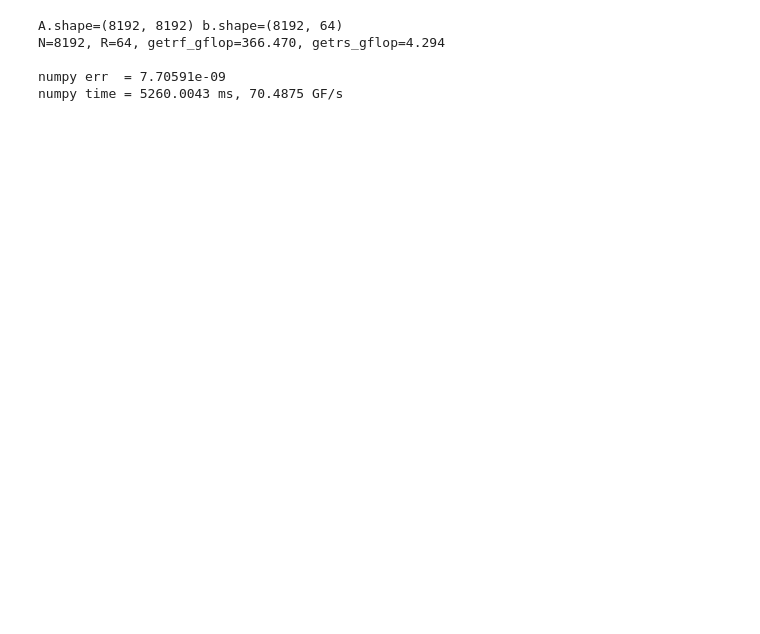
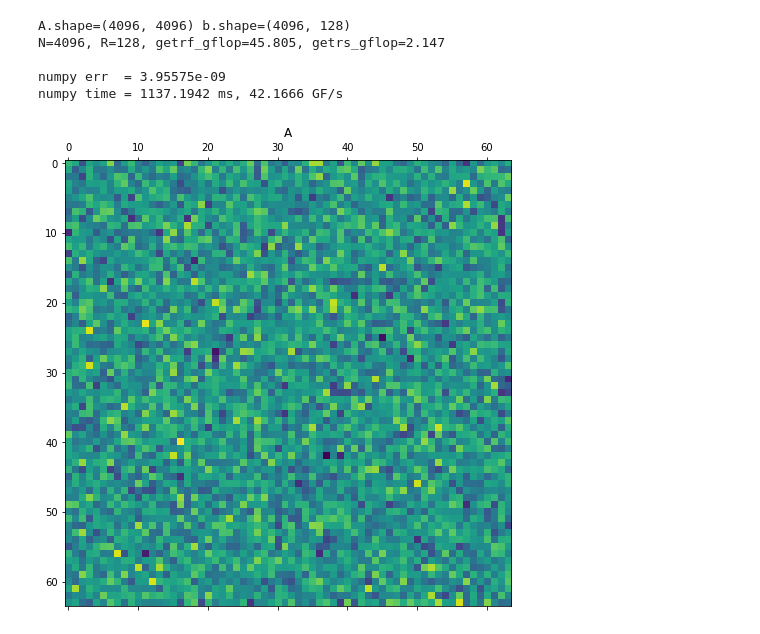
Before and after one commit to krocki/jupyter, a Jupyter notebook: bench/lu_decomp.ipynb, the cells around one changed output. Saved outputs shown, nothing was run; the diff lists cells and outputs as text; code cells hidden in the pictures; blank space fills up the shorter version.

```diff
--- a/bench/lu_decomp.ipynb
+++ b/bench/lu_decomp.ipynb
@@ -5,50 +5,57 @@ Solve Ax = b using cuSolver (LU decomposition)
 
 # numpy/init part
 import numpy as np
+import matplotlib
 import matplotlib.pyplot as plt
 from time import time
 
 %matplotlib inline
-plt.rcParams['figure.figsize'] = [15, 10]
+plt.rcParams['figure.figsize'] = [4, 8]
 np.set_printoptions(formatter={'float': '{: .3f}'.format})
 
-N = 8192  # size
-R = 64    # nrhs
-run_numpy = True
+N       = 4096  # size
+R       = 128   # nrhs
+run_cpu = True  # may need to disable for large A
 
+# estimate FLOP count
 # https://cscproxy.mpi-magdeburg.mpg.de/mpcsc/lehre/2016_WS_SC/handouts/handout_LU_counting.pdf
 getrf_gflop = 1e-9 * ((2/3)* N**3 - (1/2)* N**2) # approximately
 getrs_gflop = 1e-9 * (R * (N**2 - N)) # more/less proporional to R
 total_gflop = getrs_gflop + getrf_gflop
 
 A = np.random.randn(N, N).astype(np.float64, order='F')
 b = np.random.randn(N, R).astype(np.float64, order='F')
 
-# just to confirm
+# just to confirm the dims
 print(f'{A.shape=} {b.shape=}')
 print(f'{N=}, {R=}, {getrf_gflop=:5.3f}, {getrs_gflop=:5.3f}')
 print('')
 
-if run_numpy:
+# show the top left corner of A for debug
+fig = plt.matshow(A[:64,:64])
+plt.title('A')
+
+if run_cpu:
 
     t0 = time()
     x = np.linalg.solve(A, b).astype(np.float64)
     t_numpy = (time() - t0)
 
     err = np.linalg.norm(np.dot(A, x) - b)
     print(f'numpy err  = {err:g}\n'
           f'numpy time = {1e3 * t_numpy:.4f} ms, {total_gflop/t_numpy:.4f} GF/s')
 else:
-    # just a placeholder
+    # just a placeholder if not calculating
     x = np.zeros((N, R)).astype(np.float64, order='F')
     t_numpy = np.inf
     err = np.inf
 # %% [output]
-A.shape=(8192, 8192) b.shape=(8192, 64)
-N=8192, R=64, getrf_gflop=366.470, getrs_gflop=4.294
+A.shape=(4096, 4096) b.shape=(4096, 128)
+N=4096, R=128, getrf_gflop=45.805, getrs_gflop=2.147
 
-numpy err  = 7.70591e-09
-numpy time = 5260.0043 ms, 70.4875 GF/s
+numpy err  = 3.95575e-09
+numpy time = 1137.1942 ms, 42.1666 GF/s
+[figure, added]
 # %%
 # GPU
 import pycuda.autoinit
```
Also changed, not shown: parts of 6 cells of this notebook, 2 other files.
